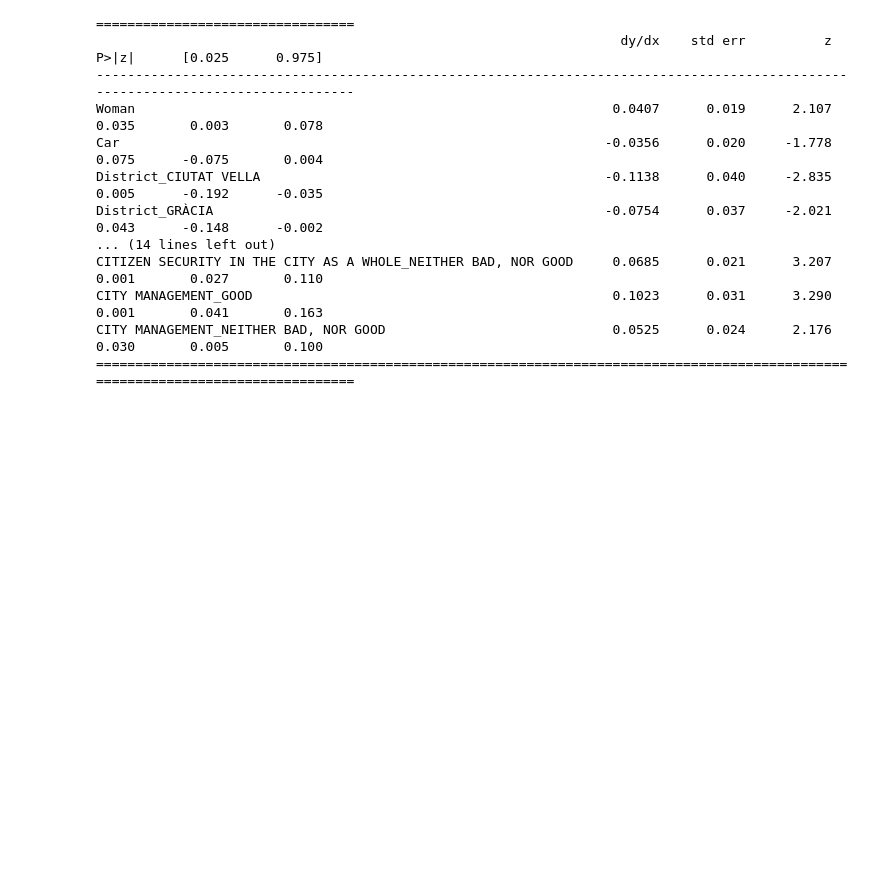
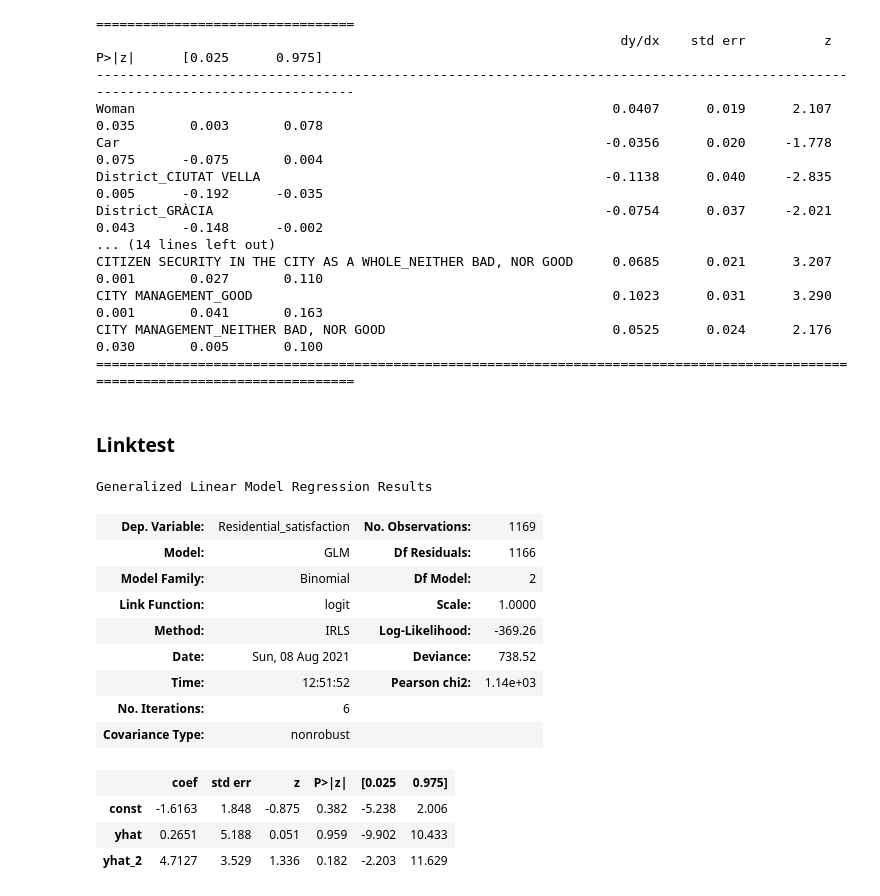
Before and after one commit to abednarczuk/MasterThesis, a Jupyter notebook: 02_2_Logit_probit_scobit-SATISFACTION.ipynb, the cells around one changed output. Cells and saved outputs as stored; diff of their text form; code cells hidden in the pictures; blank space fills up the shorter version.

```diff
--- a/02_2_Logit_probit_scobit-SATISFACTION.ipynb
+++ b/02_2_Logit_probit_scobit-SATISFACTION.ipynb
@@ -864,3 +883,30 @@ CITIZEN SECURITY IN THE CITY AS A WHOLE_NEITHER BAD, NOR GOOD     0.0685      0.
 CITY MANAGEMENT_GOOD                                              0.1023      0.031      3.290      0.001       0.041       0.163
 CITY MANAGEMENT_NEITHER BAD, NOR GOOD                             0.0525      0.024      2.176      0.030       0.005       0.100
 =================================================================================================================================
+# %% [markdown]
+### Linktest
+# %%
+def linktest(results):
+    linktest_dict = {}
+    linktest_dict['yhat'] = results.predict(x)
+    linktest_dict['yhat_2'] = results.predict(x)**2
+    linktest_df = pd.DataFrame.from_dict(linktest_dict)
+    linktest_df = sm.add_constant(linktest_df)
+    return sm.GLM(y, linktest_df, family=sm.families.Binomial()).fit().summary()
+# %%
+linktest(glm_logit_results)
+# %% [output]
+Generalized Linear Model Regression Results
+| Dep. Variable: | Residential_satisfaction | No. Observations: | 1169 |
+| Model: | GLM | Df Residuals: | 1166 |
+| Model Family: | Binomial | Df Model: | 2 |
+| Link Function: | logit | Scale: | 1.0000 |
+| Method: | IRLS | Log-Likelihood: | -369.26 |
+| Date: | Sun, 08 Aug 2021 | Deviance: | 738.52 |
+| Time: | 12:51:52 | Pearson chi2: | 1.14e+03 |
+| No. Iterations: | 6 |  |  |
+| Covariance Type: | nonrobust |  |  |
+|  | coef | std err | z | P>|z| | [0.025 | 0.975] |
+| const | -1.6163 | 1.848 | -0.875 | 0.382 | -5.238 | 2.006 |
+| yhat | 0.2651 | 5.188 | 0.051 | 0.959 | -9.902 | 10.433 |
+| yhat_2 | 4.7127 | 3.529 | 1.336 | 0.182 | -2.203 | 11.629 |
```
Also changed, not shown: parts of 17 cells of this notebook, 2 other files.
